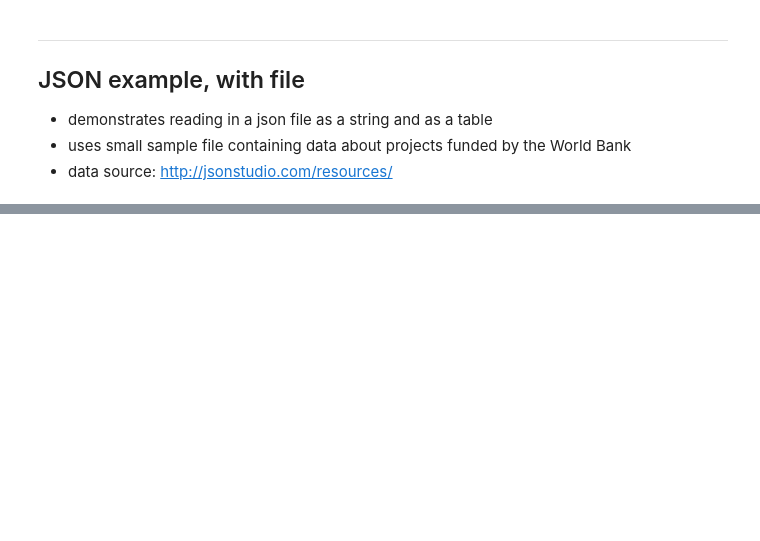
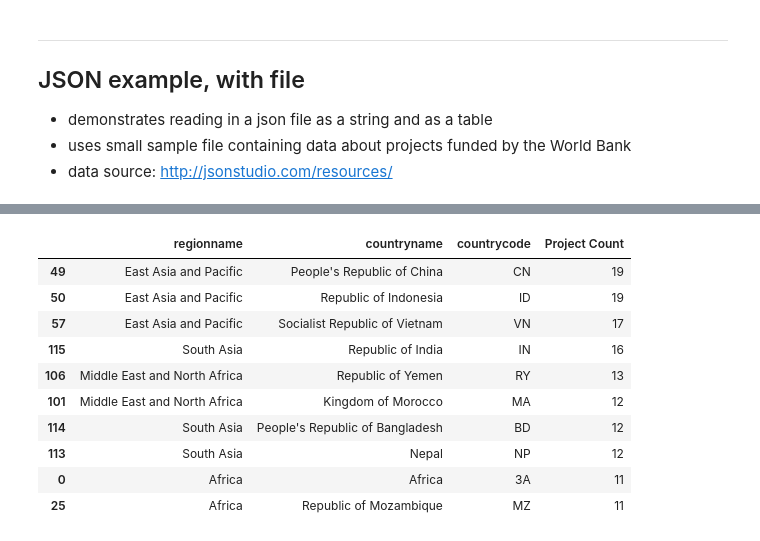
Before and after one commit to lfunderburk/mec-mini-projects, a Jupyter notebook: mec-5.4.4-json-data-wrangling-mini-project/Mini_Project_Wrangling_Json_Exercise.ipynb, the cells around one changed output, grey strips where cells are left out. Saved outputs shown, nothing was run; the diff lists cells and outputs as text; code cells hidden in the pictures; blank space fills up the shorter version.

```diff
--- a/mec-5.4.4-json-data-wrangling-mini-project/Mini_Project_Wrangling_Json_Exercise.ipynb
+++ b/mec-5.4.4-json-data-wrangling-mini-project/Mini_Project_Wrangling_Json_Exercise.ipynb
@@ -92,0 +115,14 @@ sample_json_df
+# %%
+world_bank_df.groupby(['regionname','countryname','countrycode'])['status'].count().reset_index().sort_values(by='status', ascending=False).rename(columns={'status':"Project Count"}).iloc[0:10]
+# %% [output]
+|  | regionname | countryname | countrycode | Project Count |
+| 49 | East Asia and Pacific | People's Republic of China | CN | 19 |
+| 50 | East Asia and Pacific | Republic of Indonesia | ID | 19 |
+| 57 | East Asia and Pacific | Socialist Republic of Vietnam | VN | 17 |
+| 115 | South Asia | Republic of India | IN | 16 |
+| 106 | Middle East and North Africa | Republic of Yemen | RY | 13 |
+| 101 | Middle East and North Africa | Kingdom of Morocco | MA | 12 |
+| 114 | South Asia | People's Republic of Bangladesh | BD | 12 |
+| 113 | South Asia | Nepal | NP | 12 |
+| 0 | Africa | Africa | 3A | 11 |
+| 25 | Africa | Republic of Mozambique | MZ | 11 |
```
Also changed, not shown: parts of 20 cells of this notebook, 1 other file.
